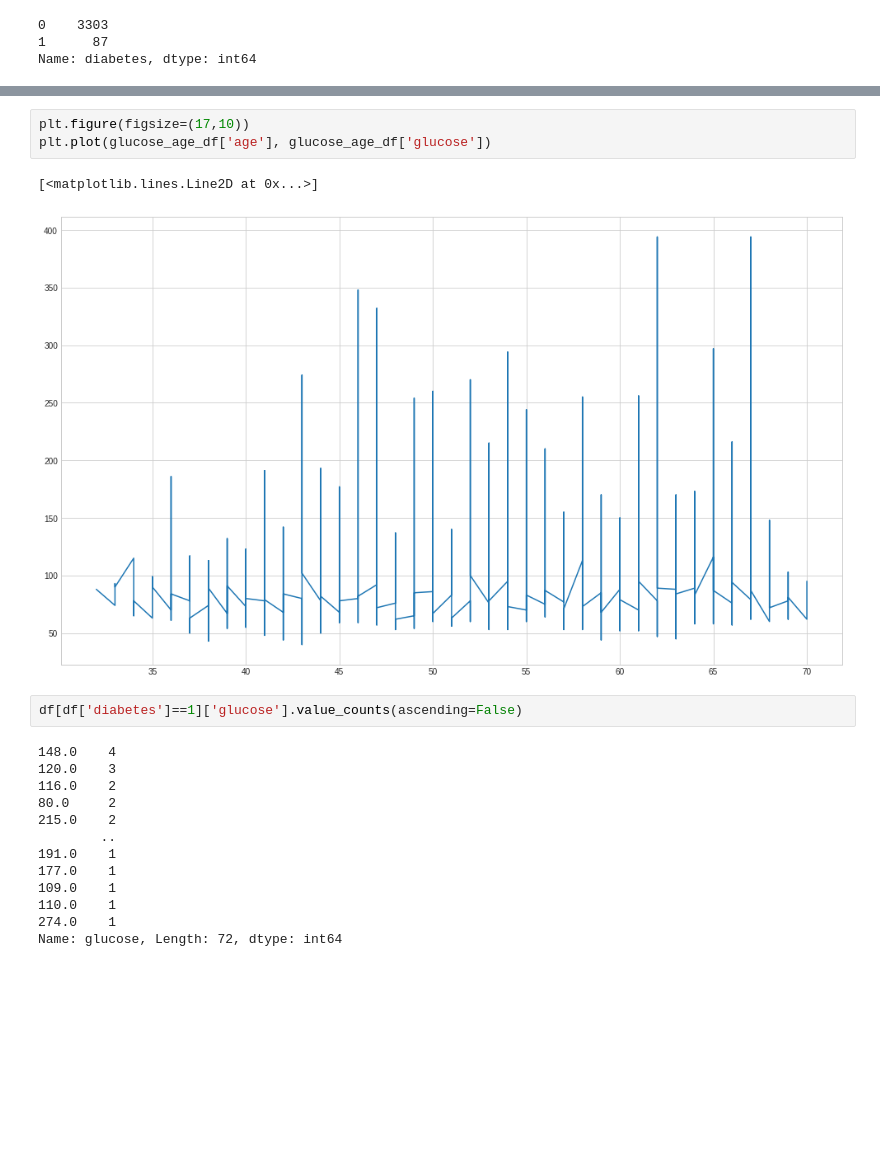
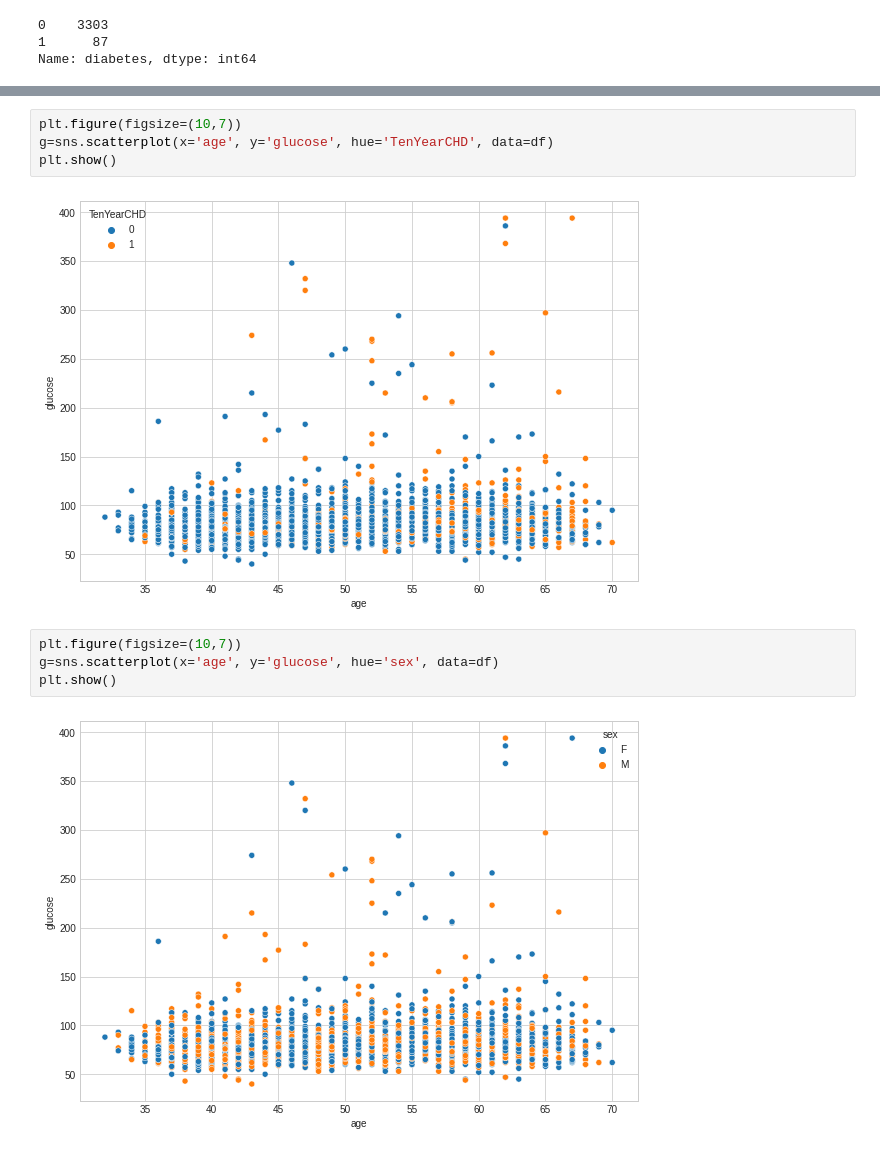
Before and after one commit to chvikas/cardiovascular-risk-prediction, a Jupyter notebook: Cardiovascular_Risk_Prediction.ipynb, the cells around one changed output, grey strips where cells are left out. Drawn from its saved outputs; the diff is of its cells as text; blank space fills up the shorter version.

```diff
--- a/Cardiovascular_Risk_Prediction.ipynb
+++ b/Cardiovascular_Risk_Prediction.ipynb
@@ -747,21 +681,12 @@ glucose_age_df
-# %%
-plt.figure(figsize=(17,10))
-plt.plot(glucose_age_df['age'], glucose_age_df['glucose'])
-# %% [output]
-[<matplotlib.lines.Line2D at 0x...>]
-[figure, removed]
-# %%
-df[df['diabetes']==1]['glucose'].value_counts(ascending=False)
-# %% [output]
-148.0    4
-120.0    3
-116.0    2
-80.0     2
-215.0    2
-        ..
-191.0    1
-177.0    1
-109.0    1
-110.0    1
-274.0    1
-Name: glucose, Length: 72, dtype: int64
+# %%
+plt.figure(figsize=(10,7))
+g=sns.scatterplot(x='age', y='glucose', hue='TenYearCHD', data=df)
+plt.show()
+# %% [output]
+[figure, added]
+# %%
+plt.figure(figsize=(10,7))
+g=sns.scatterplot(x='age', y='glucose', hue='sex', data=df)
+plt.show()
+# %% [output]
+[figure, added]
```
Also changed, not shown: parts of 78 cells of this notebook.
